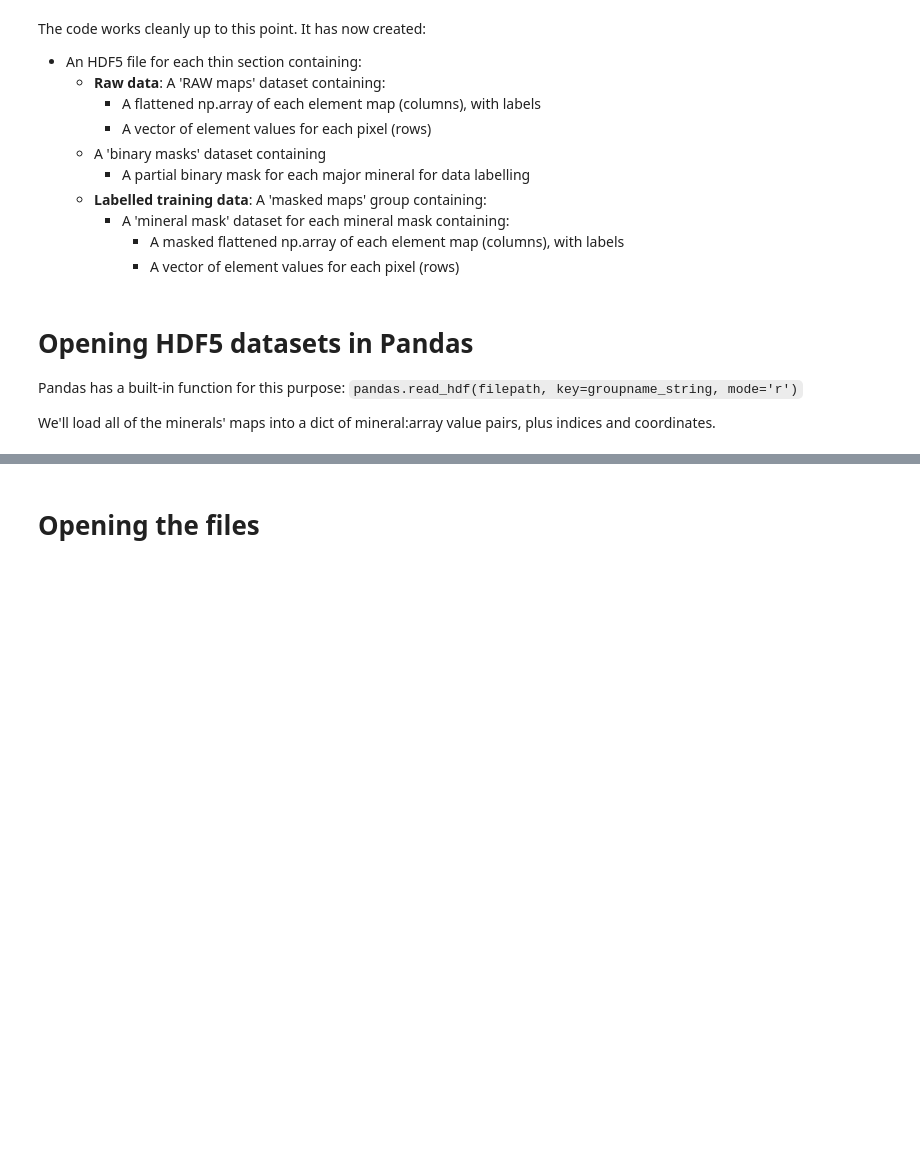
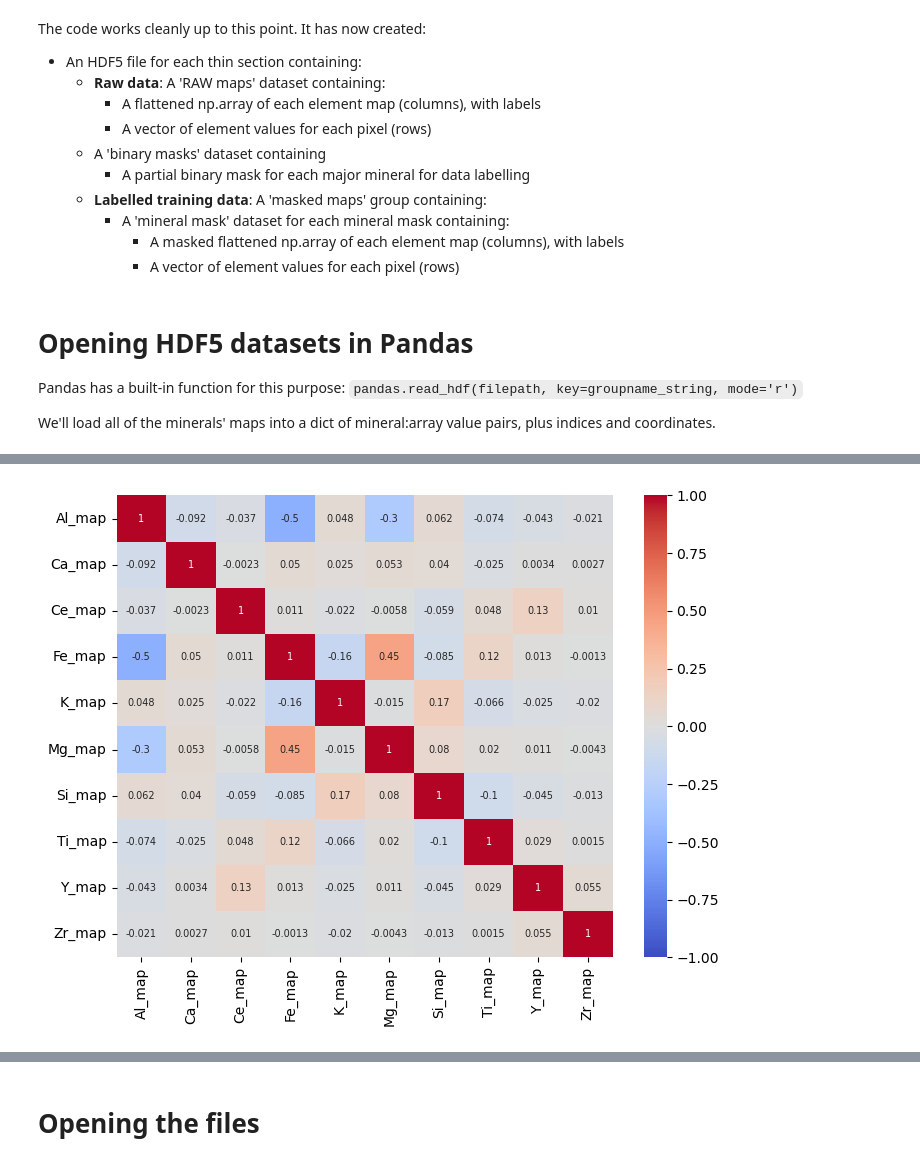
Before and after one commit to nicole-m-aikin/ML-Geo-Pixel-Poppers, a Jupyter notebook: ESS469_Project_ML.ipynb, the cells around one changed output, grey strips where cells are left out. Cells and saved outputs as stored; diff of their text form; code cells hidden in the pictures; blank space fills up the shorter version.

```diff
--- a/ESS469_Project_ML.ipynb
+++ b/ESS469_Project_ML.ipynb
@@ -663,8 +736,9 @@ masked_maps[mineralKeys[1]].head()
 # %%
 # let's just work with one df for now
 
-df = masked_maps[mineralKeys[1]]
-
+df = masked_maps[mineralKeys[-2]]
+#print(df.mineral_labels)
 # see all unique values in a series
-df['all_Masks'].unique()
+#sorted(df['mineral_labels'].unique().astype(int))
+df.describe()
 # %% [output]
@@ -671,0 +754,13 @@ array([0., 5., 1., 2., 6., 3., 4.], dtype=float32)
+# %%
+import seaborn as sns
+
+elements = df.iloc[:, 2:]
+correlation_matrix = elements.corr()
+
+# Plot the heatmap using seaborn
+plt.figure(figsize=(8,6))
+sns.heatmap(correlation_matrix, annot=True, cmap='coolwarm', vmin=-1, vmax=1, annot_kws={"size": 7})
+# Show the plot
+plt.show()
+# %% [output]
+[figure, added]
```
Also changed, not shown: parts of 30 cells of this notebook.
